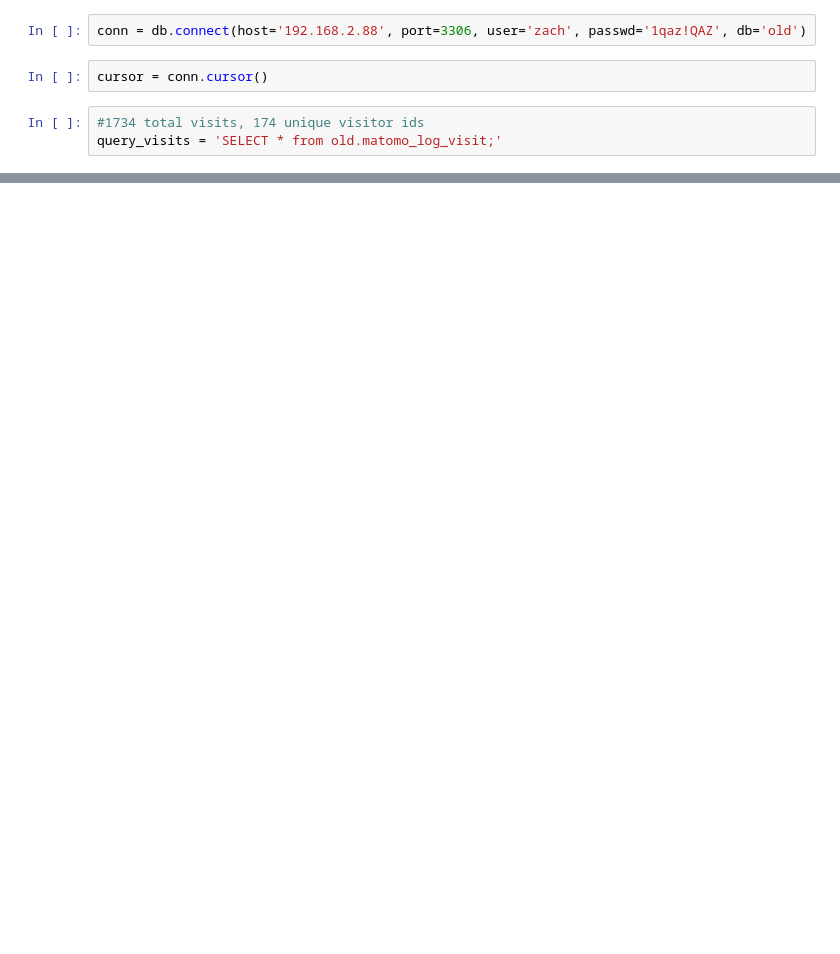
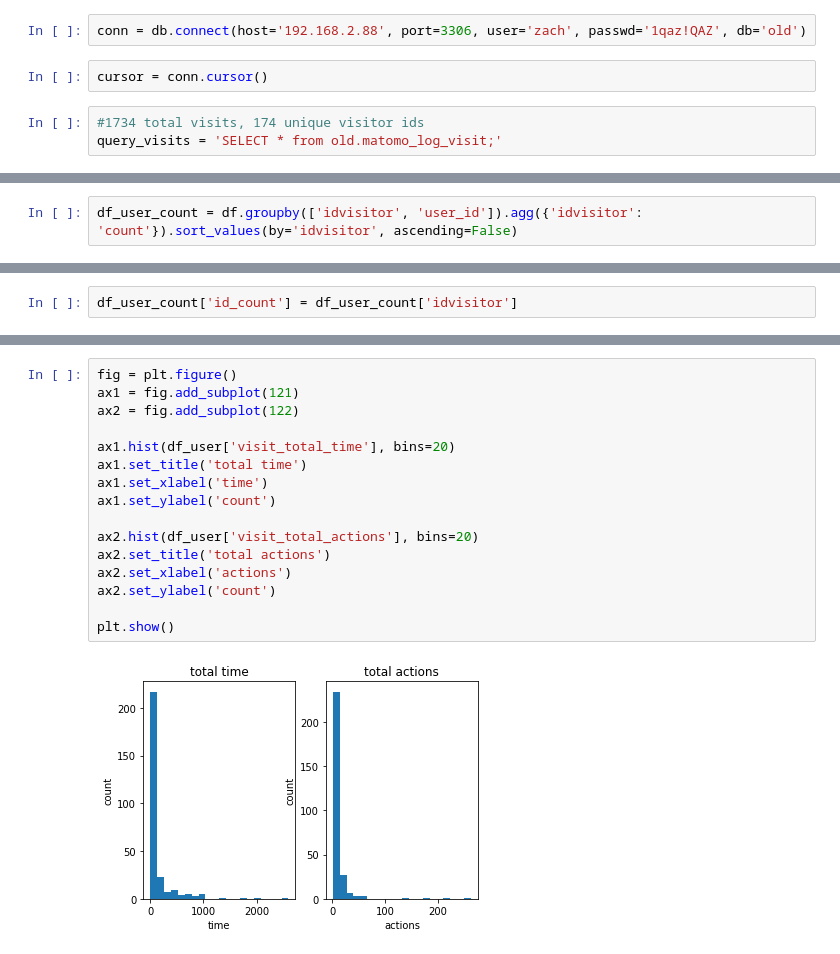
Before and after one commit to zacharyclement/machineLearningFunctions, a Jupyter notebook: databases/analytics_log_visit.ipynb, the cells around one changed output, grey strips where cells are left out. Drawn from its saved outputs; the diff is of its cells as text; blank space fills up the shorter version.

```diff
--- a/databases/analytics_log_visit.ipynb
+++ b/databases/analytics_log_visit.ipynb
@@ -34,0 +132,2 @@ df_visits
+# %%
+df_user_count = df.groupby(['idvisitor', 'user_id']).agg({'idvisitor': 'count'}).sort_values(by='idvisitor', ascending=False)
@@ -34,0 +137,2 @@ df_visits
+# %%
+df_user_count['id_count'] = df_user_count['idvisitor']
@@ -34,0 +197,18 @@ df_visits
+# %%
+fig = plt.figure()
+ax1 = fig.add_subplot(121)
+ax2 = fig.add_subplot(122)
+
+ax1.hist(df_user['visit_total_time'], bins=20)
+ax1.set_title('total time')
+ax1.set_xlabel('time')
+ax1.set_ylabel('count')
+
+ax2.hist(df_user['visit_total_actions'], bins=20)
+ax2.set_title('total actions')
+ax2.set_xlabel('actions')
+ax2.set_ylabel('count')
+
+plt.show()
+# %% [output]
+[figure, added]
```
Also changed, not shown: parts of 20 cells of this notebook.
